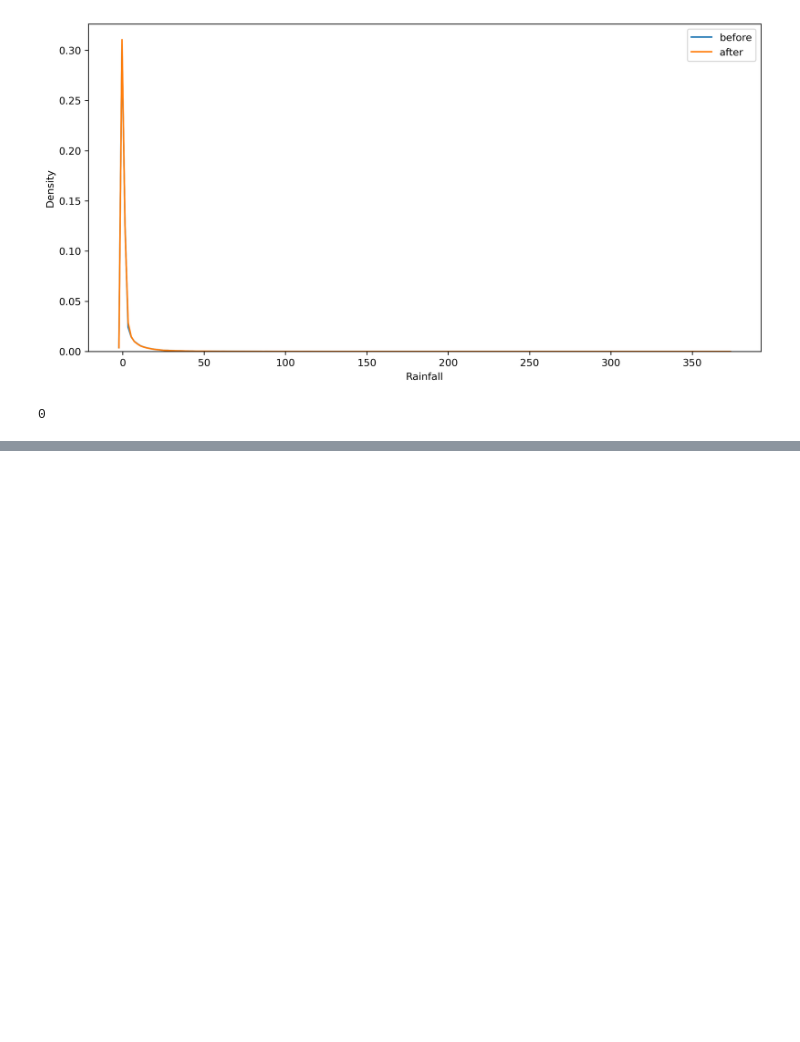
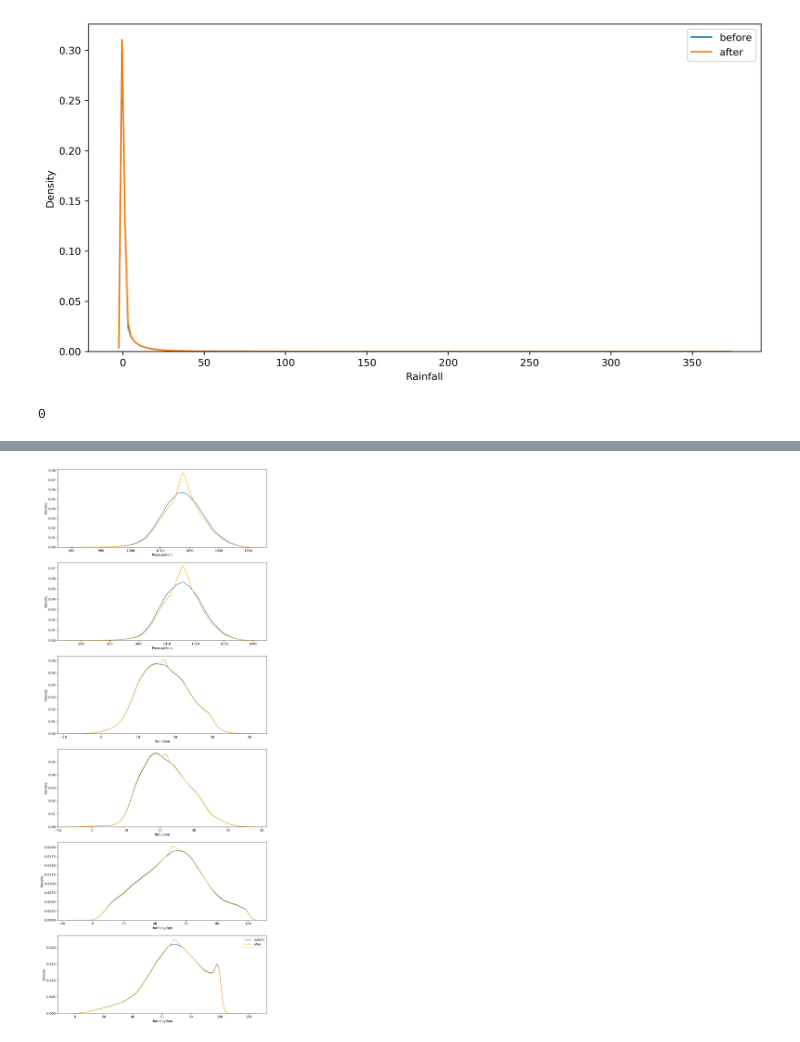
Before and after one commit to ashen007/Australia_rain_prediction, a Jupyter notebook: data cleaning.ipynb, the cells around one changed output, grey strips where cells are left out. Saved outputs shown, nothing was run; the diff lists cells and outputs as text; code cells hidden in the pictures; blank space fills up the shorter version.

```diff
--- a/data cleaning.ipynb
+++ b/data cleaning.ipynb
@@ -188,0 +194,3 @@ plt.show()
+# %%
+data.loc[:, cols] = temp.loc[:, cols]
+data[cols].isna().sum()
@@ -188,0 +206,21 @@ plt.show()
+# %%
+# pressure feature
+itt_impute = IterativeImputer(estimator=BayesianRidge(),
+                              random_state=0)
+itt_impute.fit(data[['Pressure9am', 'Pressure3pm', 'Temp9am',
+                     'Temp3pm', 'Humidity3pm', 'Humidity9am']])
+temp = itt_impute.transform(data[['Pressure9am', 'Pressure3pm', 'Temp9am',
+                                  'Temp3pm', 'Humidity3pm', 'Humidity9am']])
+# %%
+fig, axes = plt.subplots(nrows=6, ncols=1, figsize=[12, 32], dpi=300)
+cols = ['Pressure9am', 'Pressure3pm', 'Temp9am',
+        'Temp3pm', 'Humidity3pm', 'Humidity9am']
+
+for i in range(len(cols)):
+    sns.kdeplot(data[cols[i]], ax=axes[i], label='before')
+    sns.kdeplot(temp[:, i], ax=axes[i], label='after', color='orange')
+
+plt.legend()
+plt.show()
+# %% [output]
+[figure, added]
```
Also changed, not shown: parts of 10 cells of this notebook, 1 other file.
